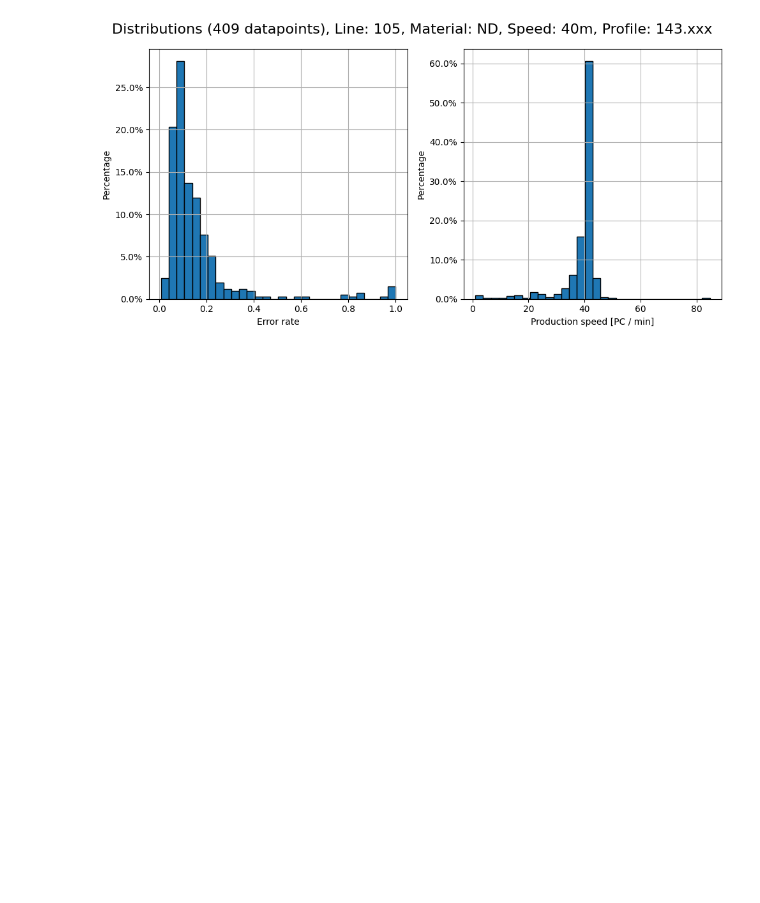
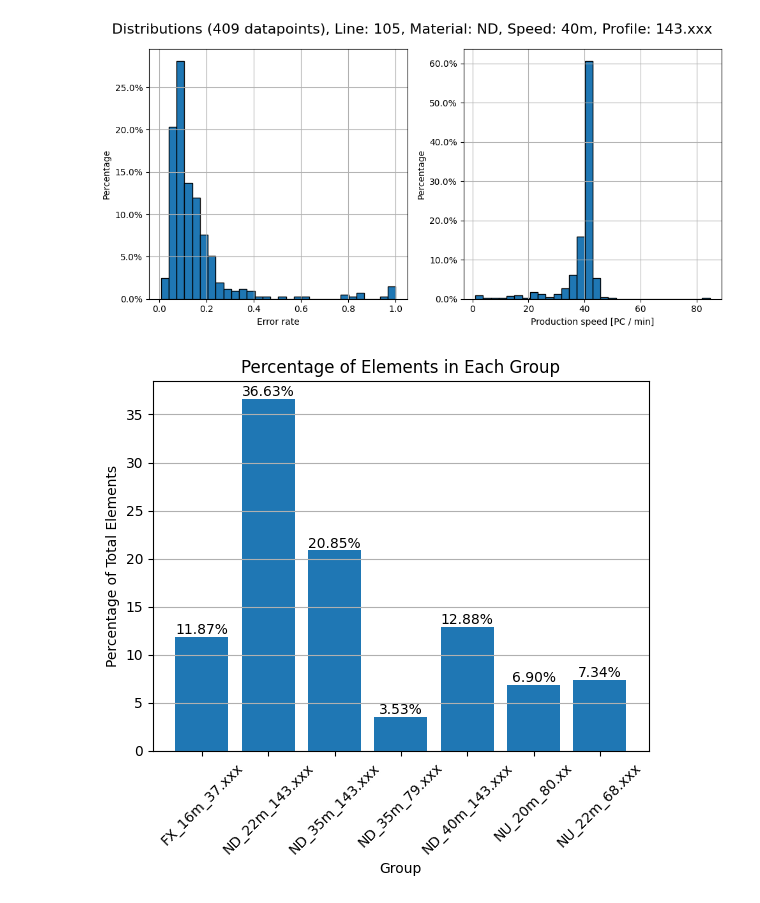
Before and after one commit to ReinoutA/simulation_bosch, a Jupyter notebook: data-analysis/MES_data_extrusion.ipynb, the cells around one changed output. Saved outputs shown, nothing was run; the diff lists cells and outputs as text; code cells hidden in the pictures; blank space fills up the shorter version.

```diff
--- a/data-analysis/MES_data_extrusion.ipynb
+++ b/data-analysis/MES_data_extrusion.ipynb
@@ -288,3 +288,49 @@ for i, (name, group) in enumerate(grouped_df):
 [figure]
 [figure]
 [figure]
+# %%
+def construct_name(name, filter_fields):
+    title = ""
+    for i in range(len(filter_fields)):
+        if i == 0:
+            title += f"{name[i]}"
+        else:
+            title += f"_{name[i]}"
+    return title
+
+name_list = [
+    "ND_22m_143.xxx",
+    "NU_22m_68.xxx",
+    "NU_20m_80.xx",
+    "FX_16m_37.xxx",
+    "ND_35m_79.xxx",
+    "ND_35m_143.xxx",
+    "ND_40m_143.xxx",
+]
+
+filter_fiels = ['Material', 'Speed', 'Profile']
+
+df = df[df['total produced'] != 0]
+grouped_df = df.groupby(filter_fields)
+filtered_df = grouped_df.filter(lambda x: construct_name(x.name, filter_fields) in name_list)
+grouped_df = filtered_df.groupby(filter_fields)
+counts = grouped_df.size()
+total_count = counts.sum()
+percentages = (counts / total_count) * 100
+
+bars = plt.bar(percentages.index.map(lambda x: construct_name(x, filter_fields)), percentages.values)
+
+plt.xlabel("Group")
+plt.ylabel("Percentage of Total Elements")
+plt.title("Percentage of Elements in Each Group")
+plt.tick_params(axis='x', rotation=45)
+plt.grid(axis='y')
+
+# Adding percentage labels above each bar
+for bar in bars:
+    height = bar.get_height()
+    plt.text(bar.get_x() + bar.get_width() / 2.0, height, f'{height:.2f}%', ha='center', va='bottom')
+
+plt.show()
+# %% [output]
+[figure, added]
```
